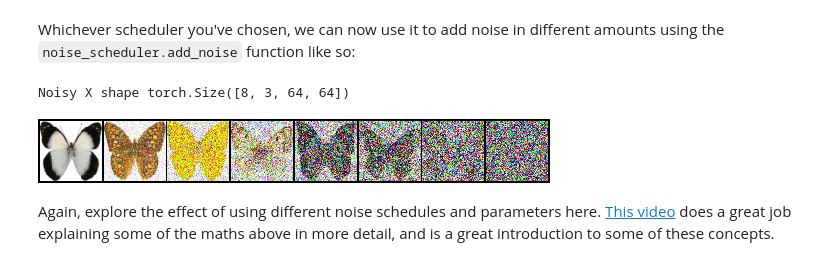
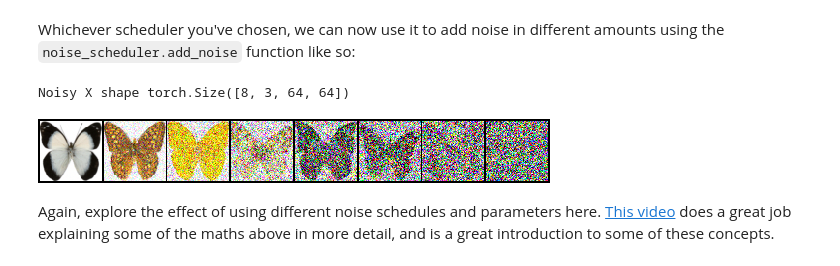
Before and after one commit to stella-mj/dissertation, a Jupyter notebook: ddpm_diffusers.ipynb, the cells around one changed output. Drawn from its saved outputs; the diff is of its cells as text; code cells hidden in the pictures.

```diff
--- a/ddpm_diffusers.ipynb
+++ b/ddpm_diffusers.ipynb
@@ -220,7 +220,7 @@ The noise schedule determines how much noise is added at different timesteps. He
 # %%
 from diffusers import DDPMScheduler
 
-noise_scheduler = DDPMScheduler(num_train_timesteps=4000, beta_schedule="squaredcos_cap_v2")
+noise_scheduler = DDPMScheduler(num_train_timesteps=1000, beta_schedule="squaredcos_cap_v2")
 # %% [markdown]
 The DDPM paper describes a corruption process that adds a small amount of noise for every 'timestep'. Given $x_{t-1}$ for some timestep, we can get the next (slightly more noisy) version $x_t$ with:<br><br>
 
@@ -251,14 +252,14 @@ plt.legend(fontsize="x-large")
 # %% [markdown]
 Whichever scheduler you've chosen, we can now use it to add noise in different amounts using the `noise_scheduler.add_noise` function like so:
 # %%
-timesteps = torch.linspace(0, 3999, 8).long().to(device)
+timesteps = torch.linspace(0, 999, 8).long().to(device)
 noise = torch.randn_like(xb)
 noisy_xb = noise_scheduler.add_noise(xb, noise, timesteps)
 print("Noisy X shape", noisy_xb.shape)
 show_images(noisy_xb).resize((8 * 64, 64), resample=Image.NEAREST)
 # %% [output]
 Noisy X shape torch.Size([8, 3, 64, 64])
-[figure, old version]
+[figure, new version]
 # %% [markdown]
 Again, explore the effect of using different noise schedules and parameters here. [This video](https://www.youtube.com/watch?v=fbLgFrlTnGU) does a great job explaining some of the maths above in more detail, and is a great introduction to some of these concepts.
 # %% [markdown]
```
Also changed, not shown: parts of 6 cells of this notebook, 15 other files.
